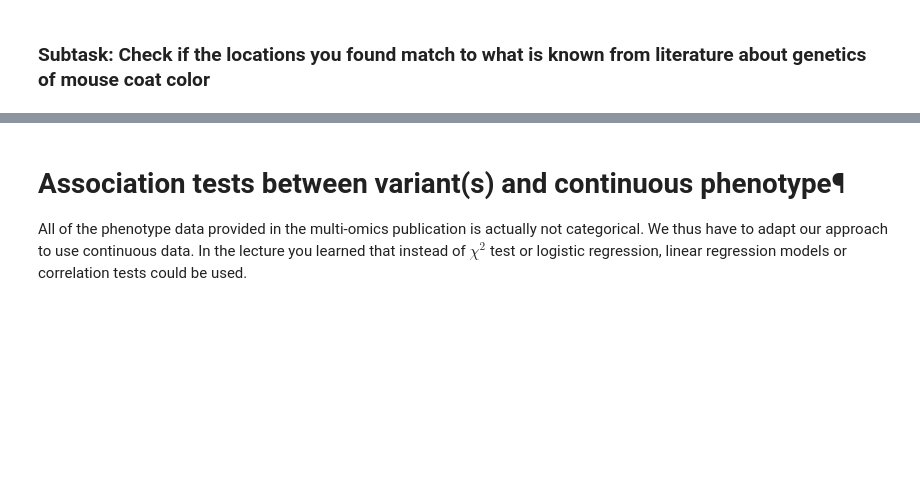
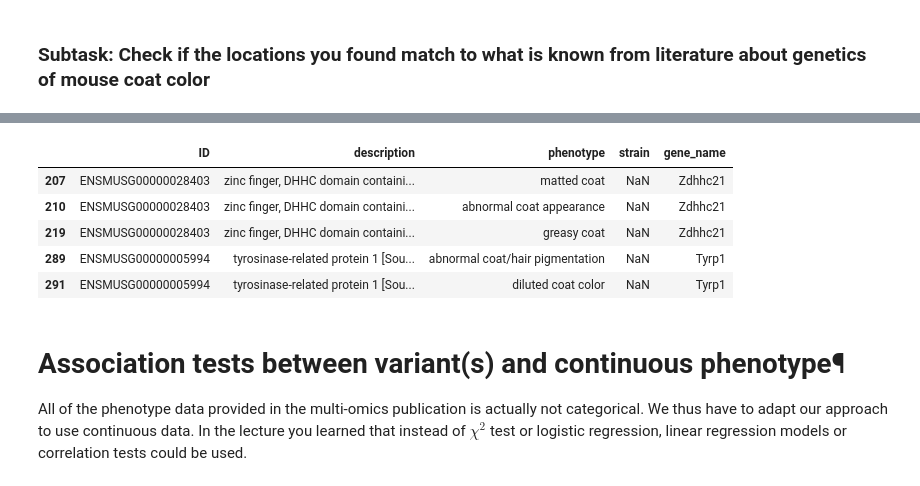
Before and after one commit to lucass122/Integrated_Bioinformatics, a Jupyter notebook: notebooks/Day3_GWAS_part1.ipynb, the cells around one changed output, grey strips where cells are left out. Saved outputs shown, nothing was run; the diff lists cells and outputs as text; code cells hidden in the pictures; blank space fills up the shorter version.

```diff
--- a/notebooks/Day3_GWAS_part1.ipynb
+++ b/notebooks/Day3_GWAS_part1.ipynb
@@ -551,3 +559,18 @@ genotype.sort_values(by='p')
+# %%
+biomat = pd.read_table('result.txt')
+# %%
+biomat.columns=['ID','description','phenotype','strain','gene_name']
+# %%
+biomat_coat = biomat[biomat['phenotype'].str.contains("coat")==True]
+# %%
+biomat_coat
+# %% [output]
+|  | ID | description | phenotype | strain | gene_name |
+| 207 | ENSMUSG00000028403 | zinc finger, DHHC domain containi... | matted coat | NaN | Zdhhc21 |
+| 210 | ENSMUSG00000028403 | zinc finger, DHHC domain containi... | abnormal coat appearance | NaN | Zdhhc21 |
+| 219 | ENSMUSG00000028403 | zinc finger, DHHC domain containi... | greasy coat | NaN | Zdhhc21 |
+| 289 | ENSMUSG00000005994 | tyrosinase-related protein 1 [Sou... | abnormal coat/hair pigmentation | NaN | Tyrp1 |
+| 291 | ENSMUSG00000005994 | tyrosinase-related protein 1 [Sou... | diluted coat color | NaN | Tyrp1 |
 # %% [markdown]
 # Association tests between variant(s) and continuous phenotype¶
 All of the phenotype data provided in the multi-omics publication is actually not categorical. We thus have to adapt our approach to use continuous data. In the lecture you learned that instead of $\chi^2$ test or logistic regression, linear regression models or correlation tests could be used.
```
Also changed, not shown: parts of 34 cells of this notebook, 1 other file.
